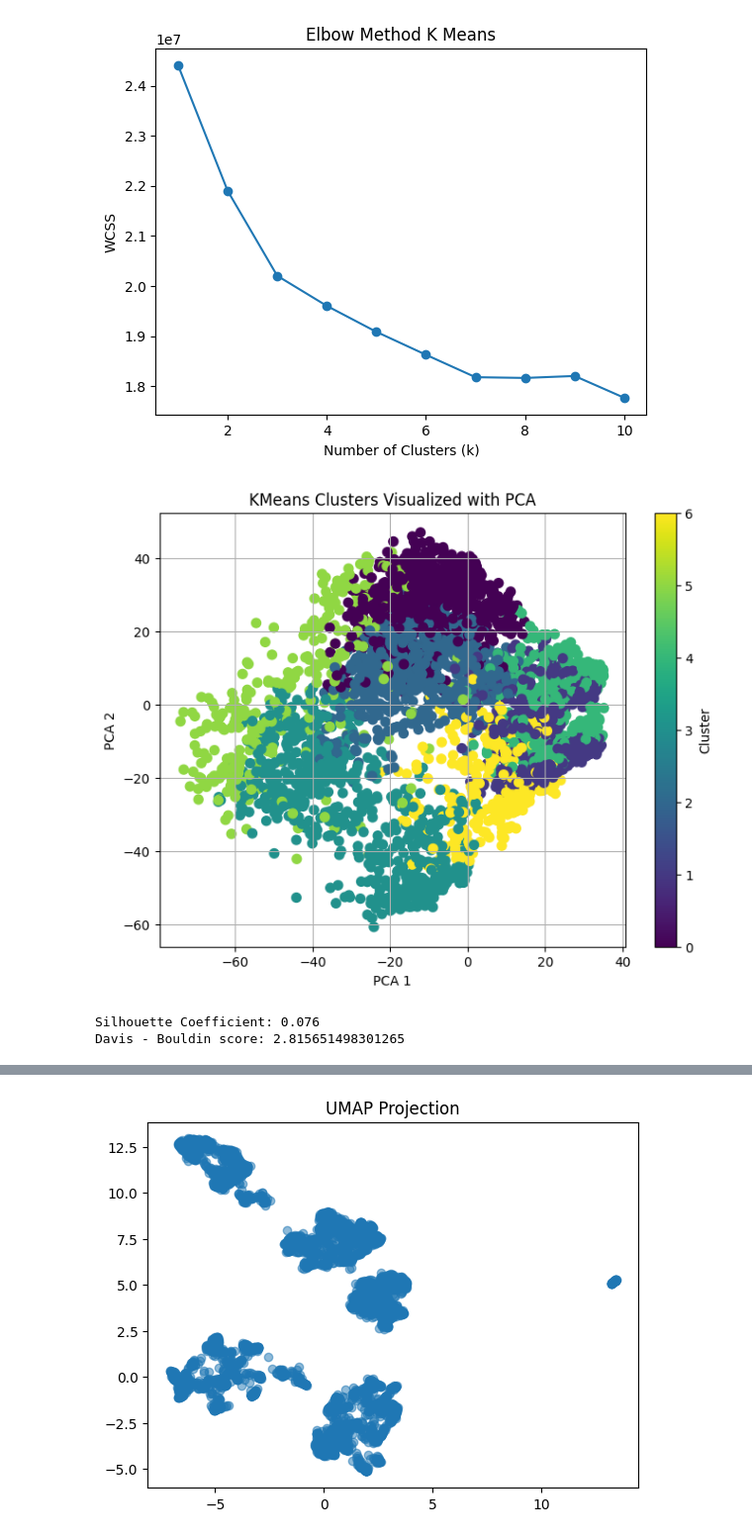
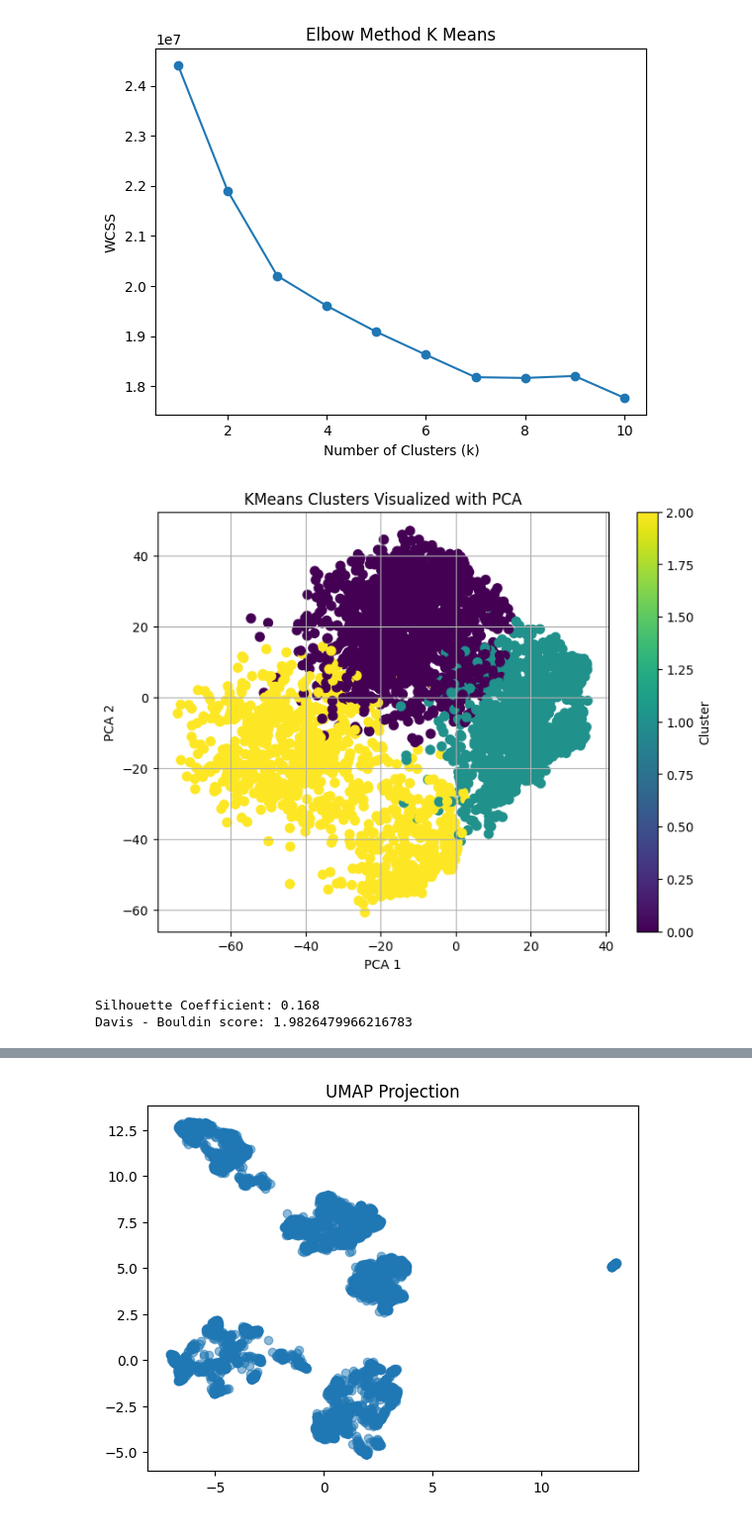
Before and after one commit to samroska/milestone-2-siads-696, a Jupyter notebook: Clustering - KMEAN.ipynb, the cells around one changed output, grey strips where cells are left out. Shown at 99% size. Cells and saved outputs as stored; diff of their text form; code cells hidden in the pictures.

```diff
--- a/Clustering - KMEAN.ipynb
+++ b/Clustering - KMEAN.ipynb
@@ -43,31 +43,31 @@ plt.show()
 [figure]
 # %%
 kmeans_df = df_filtered.copy()
-kmeans = KMeans(n_clusters=7, random_state=42)
+kmeans = KMeans(n_clusters=3, random_state=42)
 kmeans_df['cluster'] = kmeans.fit_predict(kmeans_df)
 
 pca = PCA(n_components=2)
 components = pca.fit_transform(kmeans_df.drop('cluster', axis=1))
 kmeans_df['pca1'] = components[:, 0]
 kmeans_df['pca2'] = components[:, 1]
 
 plt.figure(figsize=(8, 6))
 scatter = plt.scatter(kmeans_df['pca1'], kmeans_df['pca2'], c=kmeans_df['cluster'], cmap='viridis', s=50)
 plt.xlabel("PCA 1")
 plt.ylabel("PCA 2")
 plt.title("KMeans Clusters Visualized with PCA")
 plt.colorbar(scatter, label='Cluster')
 plt.grid(True)
 plt.show()
 
 sil_coeff = silhouette_score(kmeans_df.drop('cluster', axis=1), kmeans_df["cluster"])
 print("Silhouette Coefficient:", round(sil_coeff, 3))
 
 score = davies_bouldin_score(kmeans_df.drop('cluster', axis=1), kmeans_df["cluster"])
 print("Davis - Bouldin score:",score)
 # %% [output]
-[figure, old version]
+[figure, new version]
-Silhouette Coefficient: 0.076
-Davis - Bouldin score: 2.815651498301265
+Silhouette Coefficient: 0.168
+Davis - Bouldin score: 1.9826479966216783
 # %%
 kmeans_df2 = df_filtered.copy()
```
Also changed, not shown: parts of 5 cells of this notebook, 5 other files.
